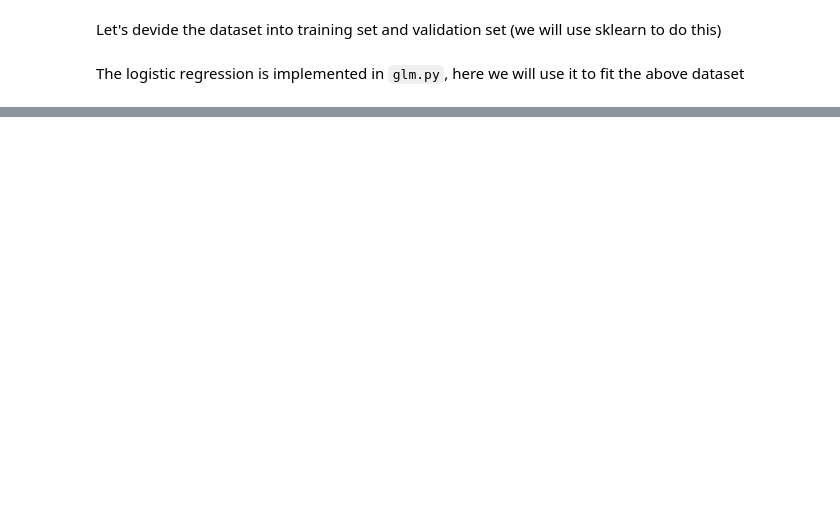
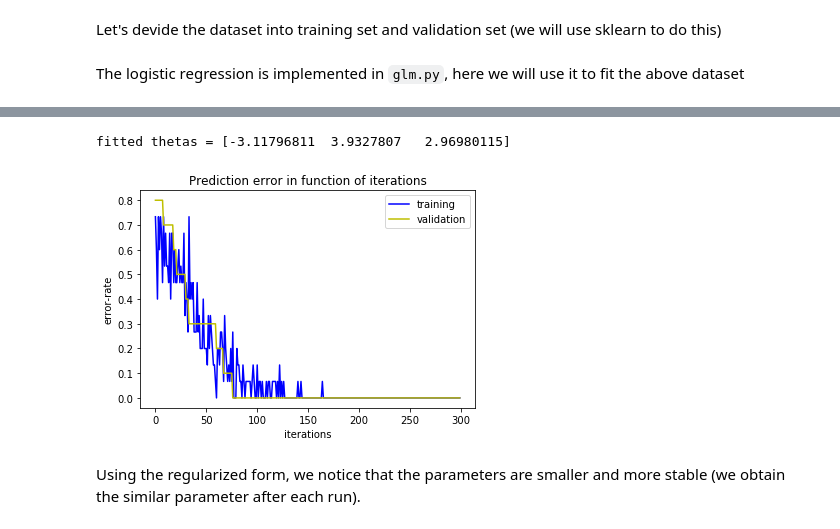
Before and after one commit to minh84/ml-nb, a Jupyter notebook: machine_learning/supervised/binary_classification_logistic.ipynb, the cells around one changed output, grey strips where cells are left out. Drawn from its saved outputs; the diff is of its cells as text; code cells hidden in the pictures; blank space fills up the shorter version.

```diff
--- a/machine_learning/supervised/binary_classification_logistic.ipynb
+++ b/machine_learning/supervised/binary_classification_logistic.ipynb
@@ -167,0 +190,28 @@ TypeError: super(type, obj): obj must be an instance or subtype of type
+# %%
+# create logistic regression model with regularization
+clf = glm.LogitReg(reg = 5e-3)
+
+# define some hyperparameters
+epochs = 50
+batch_size = 15
+learning_rate = 5e-2
+
+# fit model with the data
+clf.fit(X_train, y_train, X_test, y_test,
+        epochs = epochs, batch_size = batch_size,
+        learning_rate =  learning_rate, solver = 'SgdMomentum',
+        debug = True)
+
+# visualize training-loss vs validation-loss
+_ = vis.draw(np.arange(len(clf._dbg_loss)), clf._dbg_loss,
+             title = 'Prediction error in function of iterations',
+             xy_labels=['iterations', 'error-rate'],
+             legends=['training', 'validation'],
+             colors = ['b','y'], plot_type = 'plot')
+
+print ('fitted thetas = {}'.format(clf._thetas))
+# %% [output]
+fitted thetas = [-3.11796811  3.9327807   2.96980115]
+[figure, added]
+# %% [markdown]
+Using the regularized form, we notice that the parameters are smaller and more stable (we obtain the similar parameter after each run).
```
Also changed, not shown: parts of 4 cells of this notebook, 3 other files.
